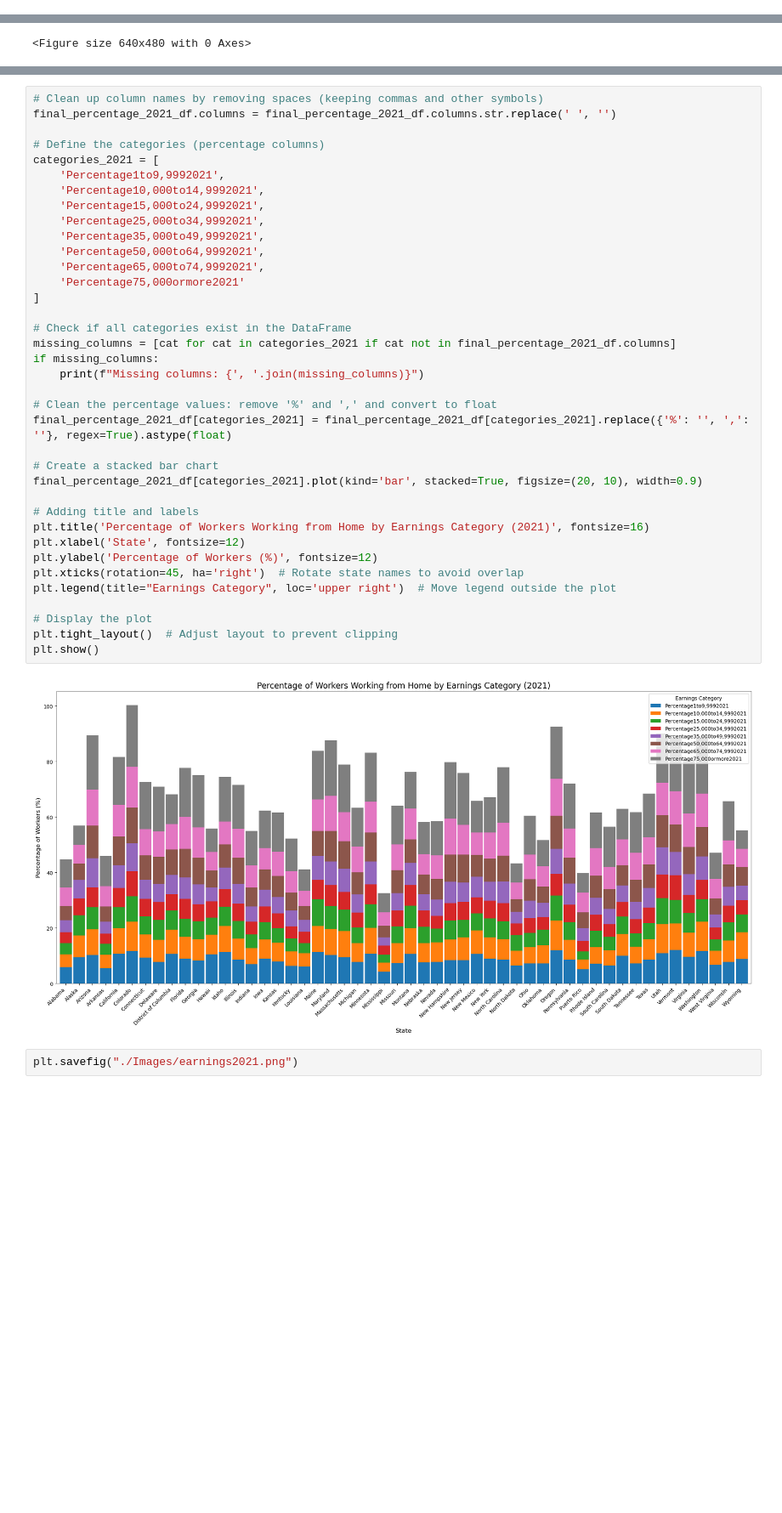
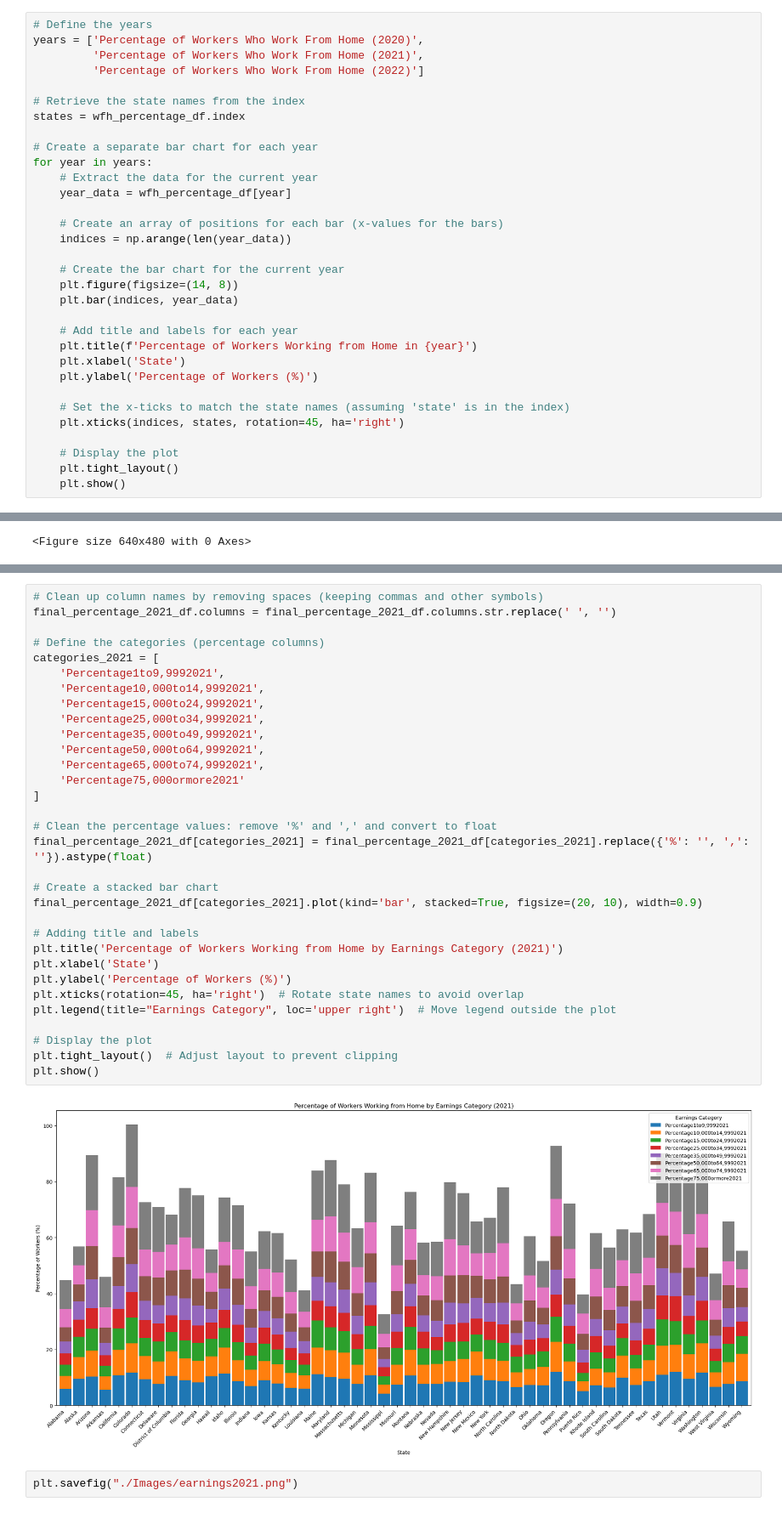
Before and after one commit to IvanDirigible/home-based-workers, a Jupyter notebook: Census_ACS_Data.ipynb, the cells around one changed output, grey strips where cells are left out. Shown at 85% size. Cells and saved outputs as stored; diff of their text form; blank space fills up the shorter version.

```diff
--- a/Census_ACS_Data.ipynb
+++ b/Census_ACS_Data.ipynb
@@ -178,3 +174,35 @@ plt.show()
 plt.savefig("./Images/workfromhomestateandyears.png")
 # %% [output]
 <Figure size 640x480 with 0 Axes>
+# %%
+# Define the years
+years = ['Percentage of Workers Who Work From Home (2020)',
+         'Percentage of Workers Who Work From Home (2021)',
+         'Percentage of Workers Who Work From Home (2022)']
+
+# Retrieve the state names from the index
+states = wfh_percentage_df.index
+
+# Create a separate bar chart for each year
+for year in years:
+    # Extract the data for the current year
+    year_data = wfh_percentage_df[year]
+
+    # Create an array of positions for each bar (x-values for the bars)
+    indices = np.arange(len(year_data))
+
+    # Create the bar chart for the current year
+    plt.figure(figsize=(14, 8))
+    plt.bar(indices, year_data)
+
+    # Add title and labels for each year
+    plt.title(f'Percentage of Workers Working from Home in {year}')
+    plt.xlabel('State')
+    plt.ylabel('Percentage of Workers (%)')
+
+    # Set the x-ticks to match the state names (assuming 'state' is in the index)
+    plt.xticks(indices, states, rotation=45, ha='right')
+
+    # Display the plot
+    plt.tight_layout()
+    plt.show()
@@ -589,42 +623,37 @@ final_percentage_2021_df
 # %%
 # Clean up column names by removing spaces (keeping commas and other symbols)
 final_percentage_2021_df.columns = final_percentage_2021_df.columns.str.replace(' ', '')
 
 # Define the categories (percentage columns)
 categories_2021 = [
     'Percentage1to9,9992021',
     'Percentage10,000to14,9992021',
     'Percentage15,000to24,9992021',
     'Percentage25,000to34,9992021',
     'Percentage35,000to49,9992021',
     'Percentage50,000to64,9992021',
     'Percentage65,000to74,9992021',
     'Percentage75,000ormore2021'
 ]
 
-# Check if all categories exist in the DataFrame
-missing_columns = [cat for cat in categories_2021 if cat not in final_percentage_2021_df.columns]
-if missing_columns:
-    print(f"Missing columns: {', '.join(missing_columns)}")
-
 # Clean the percentage values: remove '%' and ',' and convert to float
-final_percentage_2021_df[categories_2021] = final_percentage_2021_df[categories_2021].replace({'%': '', ',': ''}, regex=True).astype(float)
+final_percentage_2021_df[categories_2021] = final_percentage_2021_df[categories_2021].replace({'%': '', ',': ''}).astype(float)
 
 # Create a stacked bar chart
 final_percentage_2021_df[categories_2021].plot(kind='bar', stacked=True, figsize=(20, 10), width=0.9)
 
 # Adding title and labels
-plt.title('Percentage of Workers Working from Home by Earnings Category (2021)', fontsize=16)
-plt.xlabel('State', fontsize=12)
-plt.ylabel('Percentage of Workers (%)', fontsize=12)
+plt.title('Percentage of Workers Working from Home by Earnings Category (2021)')
+plt.xlabel('State')
+plt.ylabel('Percentage of Workers (%)')
 plt.xticks(rotation=45, ha='right')  # Rotate state names to avoid overlap
 plt.legend(title="Earnings Category", loc='upper right')  # Move legend outside the plot
 
 # Display the plot
 plt.tight_layout()  # Adjust layout to prevent clipping
 plt.show()
 # %% [output]
-[figure, old version]
+[figure, new version]
 # %%
 plt.savefig("./Images/earnings2021.png")
 # %% [output]
```
Also changed, not shown: parts of 8 cells of this notebook.
